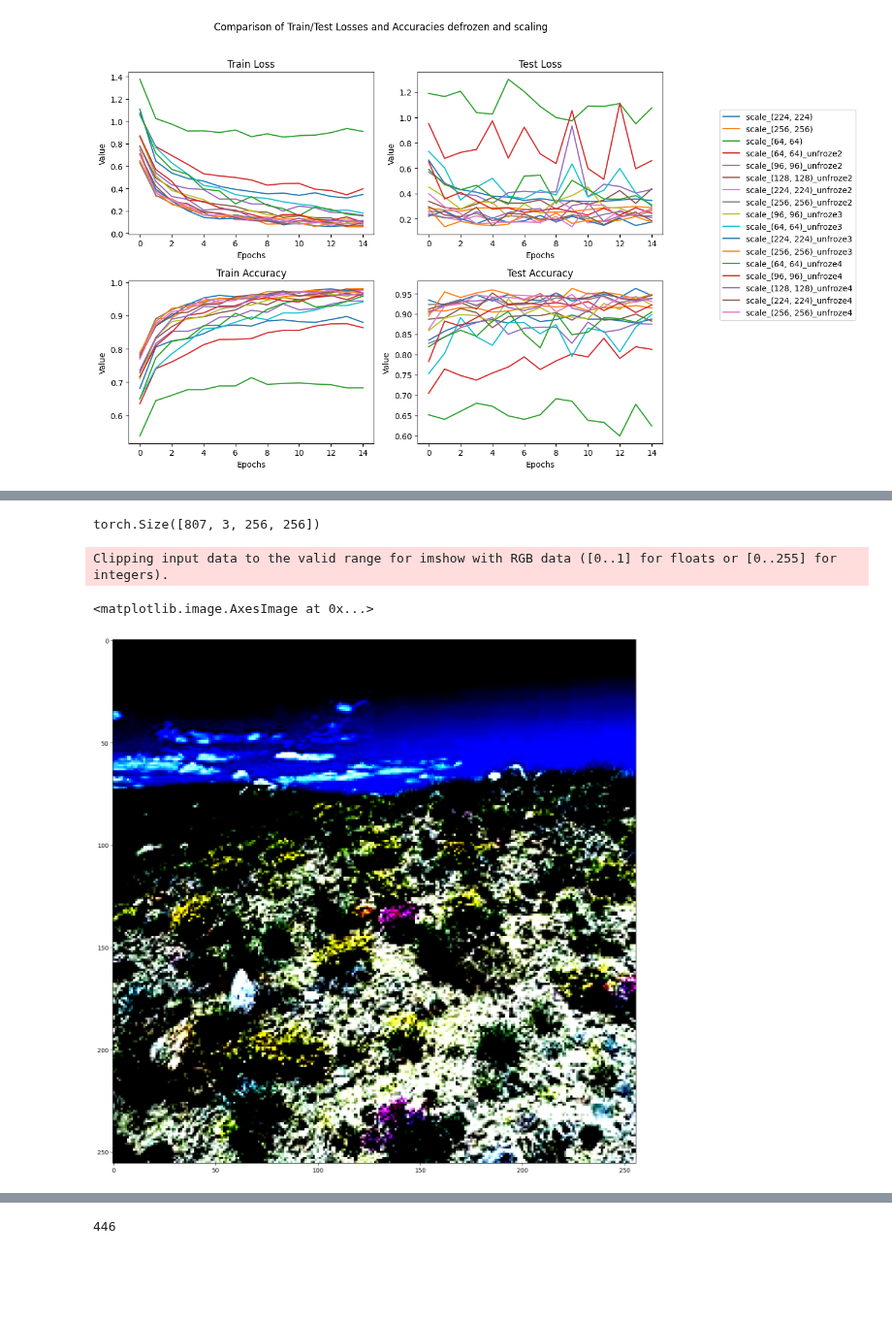
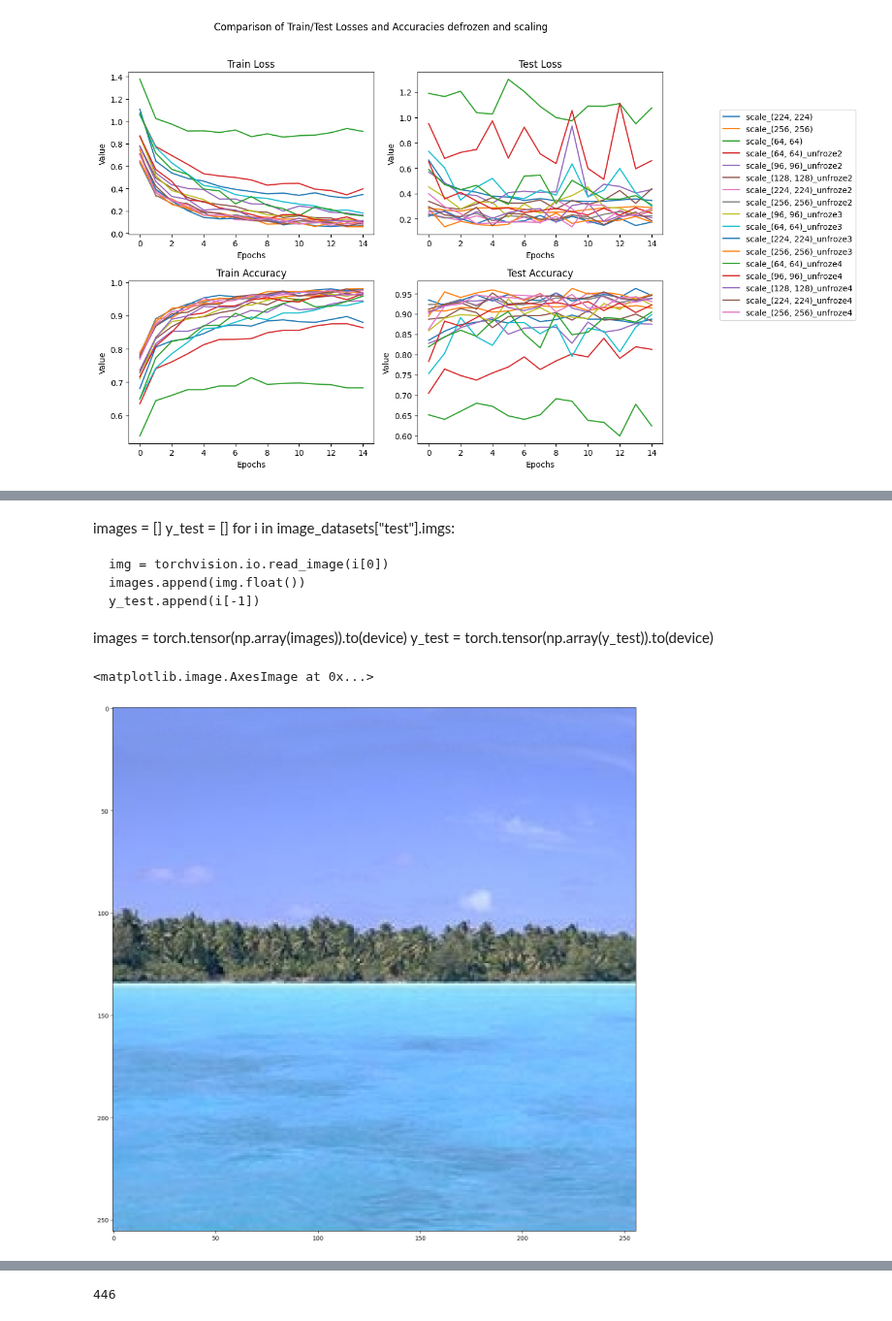
Before and after one commit to MCV-C3/project23-24-08, a Jupyter notebook: Task3/Explainability.ipynb, the cells around one changed output, grey strips where cells are left out. Shown at 97% size. Drawn from its saved outputs; the diff is of its cells as text; code cells hidden in the pictures; blank space fills up the shorter version.

Commit message:
added heatmap and resolve activation map, left grad cam and thats  it

```diff
--- a/Task3/Explainability.ipynb
+++ b/Task3/Explainability.ipynb
@@ -406,13 +459,14 @@ def get_mistakes(model, loader):
         non_correcte = (pred != target.view_as(pred)).squeeze()
         image_indexes = data[non_correcte,:,:,:]
         image_targets = target[non_correcte]
+
         errors = pred[non_correcte]
 
         final_images.append(image_indexes.cpu())
         final_targets.append(image_targets.cpu().numpy())
         errors_im.append(errors.cpu().numpy())
 
-    return final_images, final_targets, errors
+    return final_images, final_targets, errors_im
 
 @torch.no_grad()  # prevent this function from computing gradients
 def validate(criterion, model, loader):
@@ -446,16 +500,12 @@ test Loss: 0.2970 Acc: 0.9095
-# %%
-images = []
-y_test = []
-for i in image_datasets["test"].imgs:
-
-    img = torchvision.io.read_image(i[0])
-    images.append(img.float())
-    y_test.append(i[-1])
-
-images = torch.tensor(np.array(images)).to(device)
-y_test = torch.tensor(np.array(y_test)).to(device)
-# %%
-images.shape
-# %% [output]
-torch.Size([807, 3, 256, 256])
+# %% [markdown]
+images = []
+y_test = []
+for i in image_datasets["test"].imgs:
+
+    img = torchvision.io.read_image(i[0])
+    images.append(img.float())
+    y_test.append(i[-1])
+
+images = torch.tensor(np.array(images)).to(device)
+y_test = torch.tensor(np.array(y_test)).to(device)
 # %%
@@ -463,12 +513,25 @@ model._freeze = True
 misatke_images, gt, predictions = get_mistakes(model=model, loader=dataloaders_dict["test"])
 # %%
 def tensor_to_image(img):
-    img = img.permute(1, 2, 0) * 255
-    img = img.numpy().astype(np.uint8)
+    invTrans = transforms.Compose([ transforms.Normalize(mean = [ 0., 0., 0. ],
+                                                         std = [ 1/0.229, 1/0.224, 1/0.225 ]),
+                                    transforms.Normalize(mean = [ -0.485, -0.456, -0.406 ],
+                                                         std = [ 1., 1., 1. ]),
+                                   ])
+    img = invTrans(img)
+    img = img.permute(1, 2, 0)
+    img = (img.numpy()*255).astype(np.uint8)
     return img #Image.fromarray(tensor, "RGB")
+
+convert_tensor = transforms.ToTensor()
+
+inverse_mapping_classes = {j:i for i, j in dataloaders_dict["test"].dataset.class_to_idx.items()}
+# %%
+prediction_test = predictions[2][0]
+image_test = tensor_to_image(misatke_images[2][0])
+gt_test = gt[2][0]
 # %%
-plt.imshow(tensor2img(misatke_images[1][0]))
+plt.imshow(image_test)
 # %% [output]
-Clipping input data to the valid range for imshow with RGB data ([0..1] for floats or [0..255] for integers).
+<matplotlib.image.AxesImage at 0x...>
-<matplotlib.image.AxesImage at 0x...>
-[figure, old version]
+[figure, new version]
```
Also changed, not shown: parts of 24 cells of this notebook, 20 other files.
